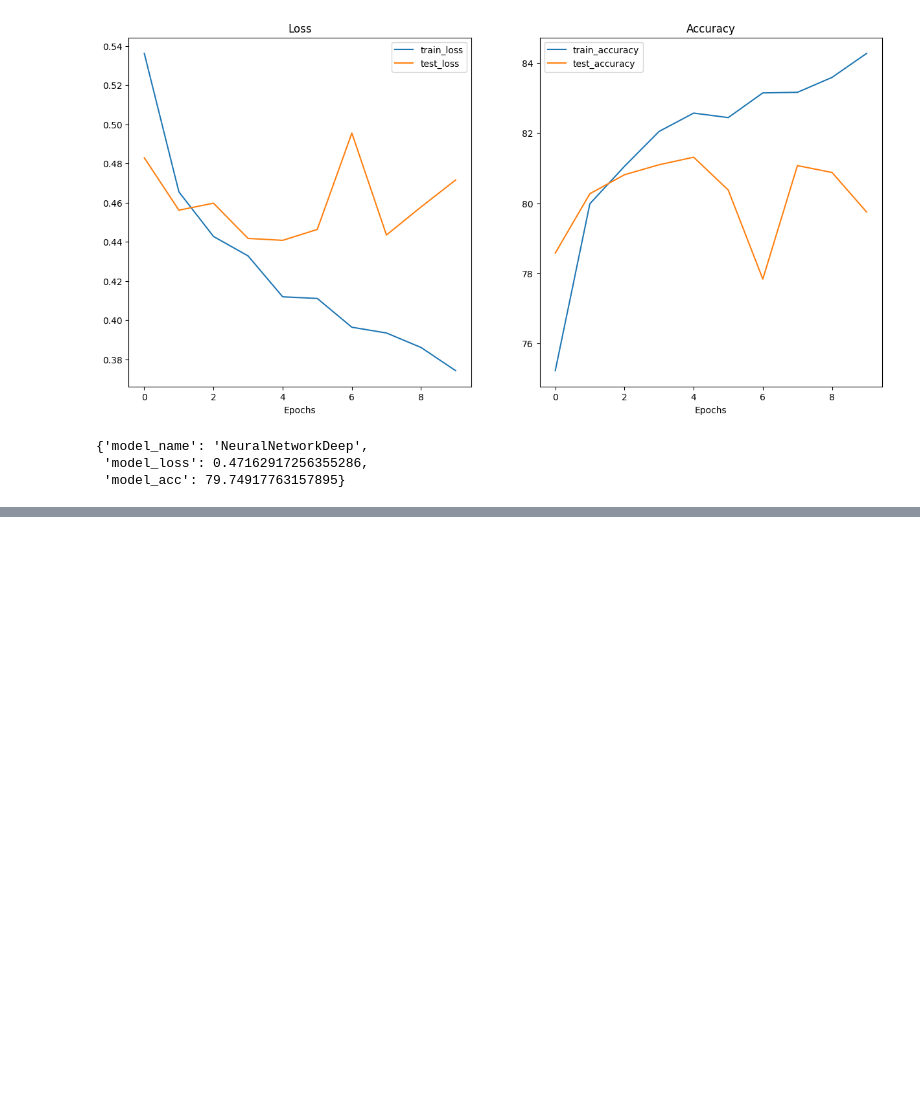
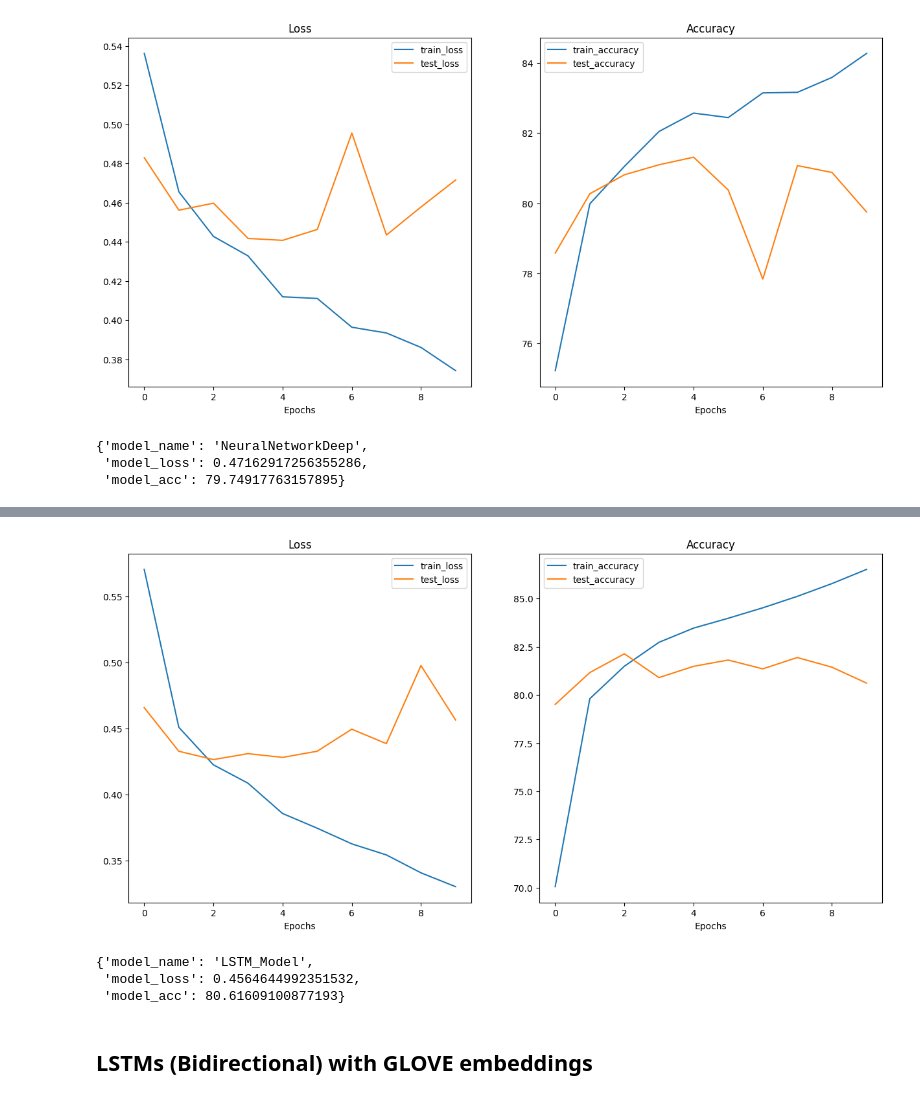
Before and after one commit to Adarsh0047/Machine-Learning-Classification, a Jupyter notebook: neural_nets/02_train_networks.ipynb, the cells around one changed output, grey strips where cells are left out. Drawn from its saved outputs; the diff is of its cells as text; code cells hidden in the pictures; blank space fills up the shorter version.

```diff
--- a/neural_nets/02_train_networks.ipynb
+++ b/neural_nets/02_train_networks.ipynb
@@ -438,0 +647,26 @@ eval_model(model_1, test_dataloader, loss_fn, accuracy_fn)
+# %%
+class LSTM_Model(torch.nn.Module):
+    def __init__(self, input_size):
+        super().__init__()
+        self.rnn1 = torch.nn.LSTM(input_size=input_size, hidden_size=10, batch_first=False)
+        self.rnn2 = torch.nn.LSTM(input_size=10, hidden_size=10, batch_first=False)
+        self.rnn3 = torch.nn.LSTM(input_size=10, hidden_size=10, batch_first=False)
+        self.fc = torch.nn.Linear(10, 1)
+        self.tanh = torch.nn.Tanh()
+
+    def forward(self, x):
+        out, _ = self.rnn1(x)
+        out = self.tanh(out)
+        out, _ = self.rnn2(out)
+        out = self.tanh(out)
+        out, _ = self.rnn2(out)
+        out = self.tanh(out)
+        logits = self.fc(out)
+        return logits
+# %%
+lstm_model = LSTM_Model(input_size=300)
+lstm_model = lstm_model.to(device)
+# %%
+loss_fn = torch.nn.BCEWithLogitsLoss()
+optimizer = torch.optim.Adam(params=lstm_model.parameters(),
+                             lr=0.01)
@@ -438,0 +734,12 @@ eval_model(model_1, test_dataloader, loss_fn, accuracy_fn)
+# %%
+plot_loss_curves(results)
+# %% [output]
+[figure, added]
+# %%
+eval_model(lstm_model, test_dataloader, loss_fn, accuracy_fn)
+# %% [output]
+{'model_name': 'LSTM_Model',
+ 'model_loss': 0.4564644992351532,
+ 'model_acc': 80.61609100877193}
+# %% [markdown]
+## LSTMs (Bidirectional) with GLOVE embeddings
```
Also changed, not shown: parts of 40 cells of this notebook.
